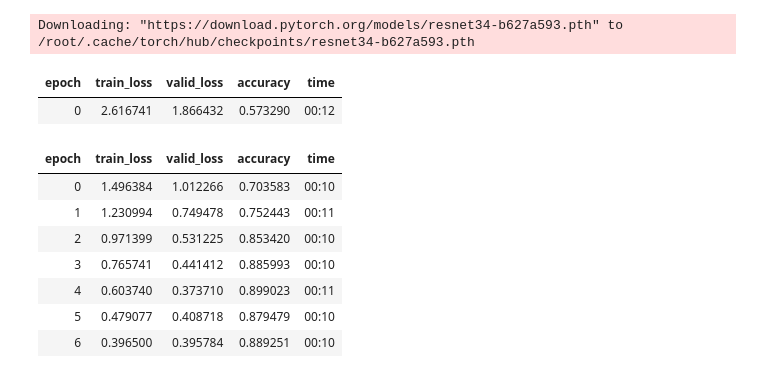
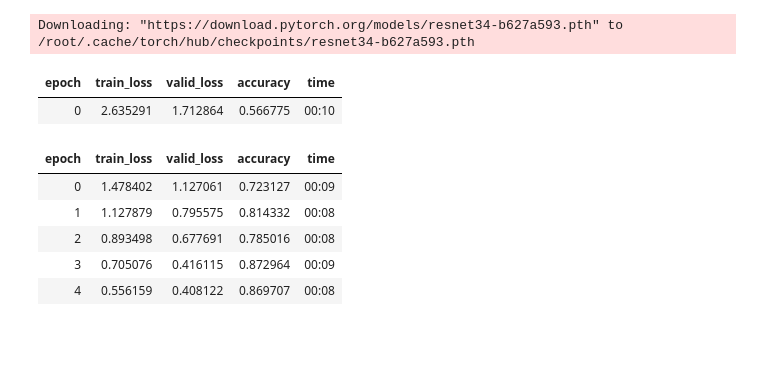
Before and after one commit to Markustho/Facialscan, a Jupyter notebook: ansikt.ipynb, the cells around one changed output. Saved outputs shown, nothing was run; the diff lists cells and outputs as text; code cells hidden in the pictures; blank space fills up the shorter version.

```diff
--- a/ansikt.ipynb
+++ b/ansikt.ipynb
@@ -92,18 +92,16 @@ learn = vision_learner(dls, resnet34, metrics=accuracy)
 # %% [output]
 Downloading: "https://download.pytorch.org/models/resnet34-b627a593.pth" to /root/.cache/torch/hub/checkpoints/resnet34-b627a593.pth
 # %%
-learn.fine_tune(7)
+learn.fine_tune(5)
 # %% [output]
 | epoch | train_loss | valid_loss | accuracy | time |
-| 0 | 2.616741 | 1.866432 | 0.573290 | 00:12 |
+| 0 | 2.635291 | 1.712864 | 0.566775 | 00:10 |
 | epoch | train_loss | valid_loss | accuracy | time |
-| 0 | 1.496384 | 1.012266 | 0.703583 | 00:10 |
-| 1 | 1.230994 | 0.749478 | 0.752443 | 00:11 |
-| 2 | 0.971399 | 0.531225 | 0.853420 | 00:10 |
-| 3 | 0.765741 | 0.441412 | 0.885993 | 00:10 |
-| 4 | 0.603740 | 0.373710 | 0.899023 | 00:11 |
-| 5 | 0.479077 | 0.408718 | 0.879479 | 00:10 |
-| 6 | 0.396500 | 0.395784 | 0.889251 | 00:10 |
+| 0 | 1.478402 | 1.127061 | 0.723127 | 00:09 |
+| 1 | 1.127879 | 0.795575 | 0.814332 | 00:08 |
+| 2 | 0.893498 | 0.677691 | 0.785016 | 00:08 |
+| 3 | 0.705076 | 0.416115 | 0.872964 | 00:09 |
+| 4 | 0.556159 | 0.408122 | 0.869707 | 00:08 |
 # %%
 learn.show_results()
 # %% [output]
```
Also changed, not shown: parts of 10 cells of this notebook.
